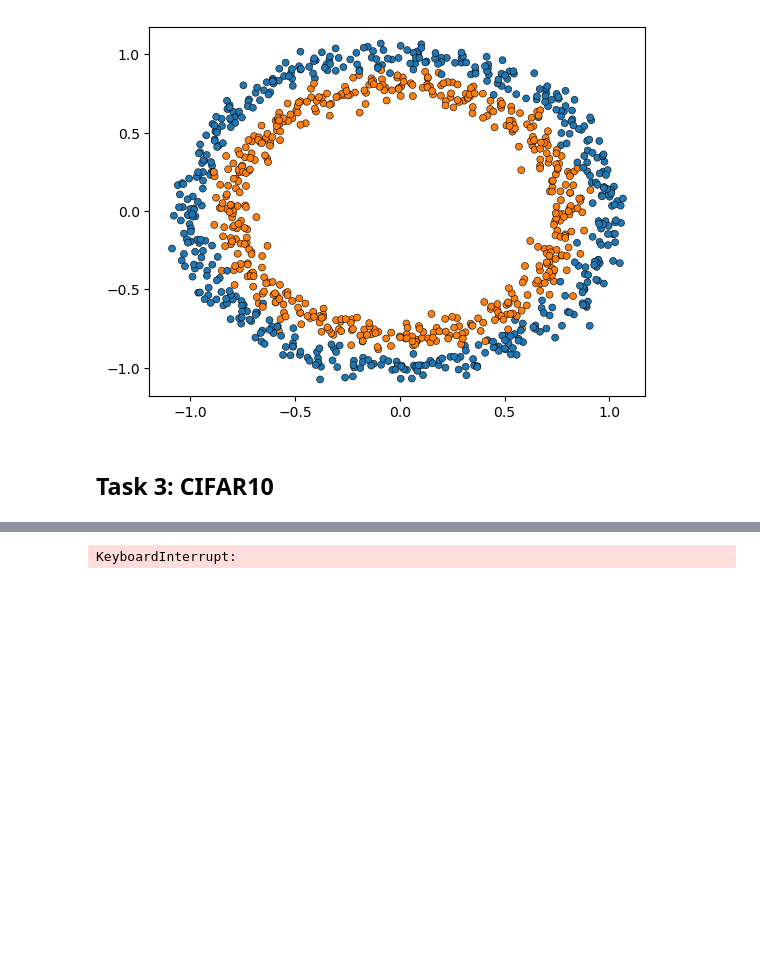
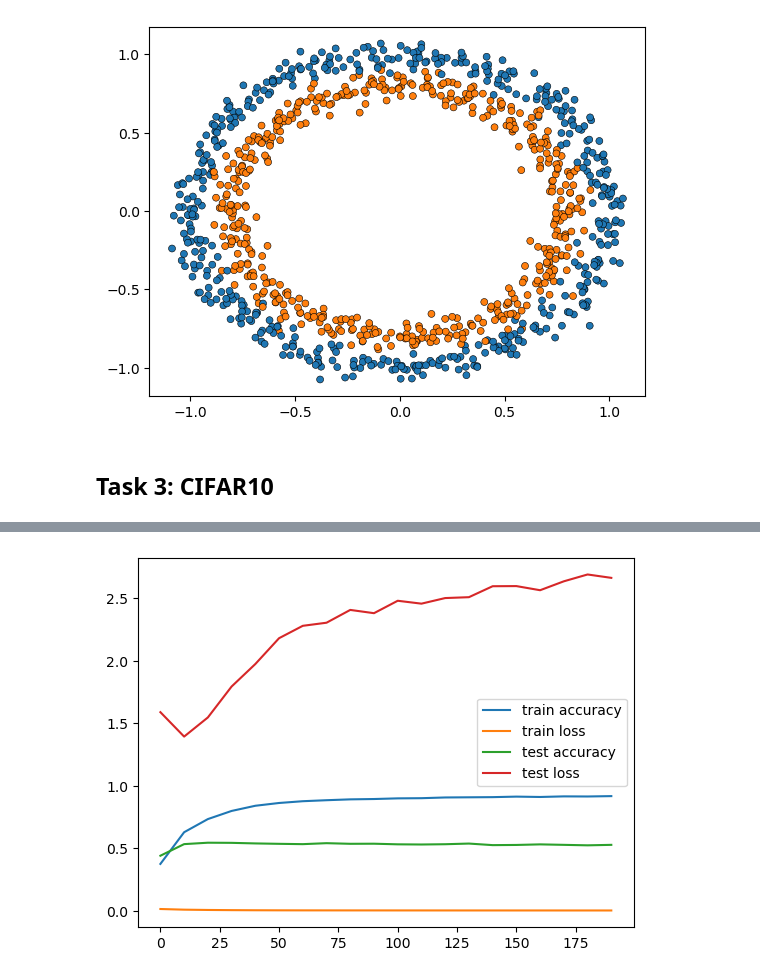
Before and after one commit to ZephyrusZhang/CS324-Deep-Learning, a Jupyter notebook: Assignment/PA-2/Part 1/train.ipynb, the cells around one changed output, grey strips where cells are left out. Cells and saved outputs as stored; diff of their text form; code cells hidden in the pictures; blank space fills up the shorter version.

```diff
--- a/Assignment/PA-2/Part 1/train.ipynb
+++ b/Assignment/PA-2/Part 1/train.ipynb
@@ -131,18 +134,16 @@ class MLP(nn.Module):
         super(MLP, self).__init__()
 
         self.hidden = nn.Sequential(
-            nn.Linear(3072, 1024, bias=True),
-            nn.BatchNorm1d(1024),
-            nn.LeakyReLU(negative_slope=0.01),
+            nn.Linear(3072, 2048, bias=True),
+            nn.ReLU(),
+            nn.Linear(2048, 1024, bias=True),
+            nn.ReLU(),
             nn.Linear(1024, 256, bias=True),
-            nn.BatchNorm1d(256),
-            nn.LeakyReLU(negative_slope=0.01),
+            nn.ReLU(),
             nn.Linear(256, 128, bias=True),
-            nn.BatchNorm1d(128),
-            nn.LeakyReLU(negative_slope=0.01),
+            nn.ReLU(),
             nn.Linear(128, 64, bias=True),
-            nn.BatchNorm1d(64),
-            nn.LeakyReLU(negative_slope=0.01),
+            nn.ReLU(),
             nn.Dropout(p=dropout_rate)
         )
         self.fc = nn.Linear(64, 10, bias=True)
@@ -226,7 +227,7 @@ test_dataset = datasets.CIFAR10(root='./data', train=False, transform=transform,
 train_loader = DataLoader(train_dataset, batch_size=128, shuffle=True)
 test_loader = DataLoader(test_dataset, batch_size=128, shuffle=True)
 
-train(1000, train_loader, test_loader)
+train(200, train_loader, test_loader)
 # %% [output]
 Files already downloaded and verified
 Files already downloaded and verified
@@ -239 +249 @@ Train Accuracy: 0.733    Train Loss: 0.006      Test Accuracy: 0.533     Test Lo
-KeyboardInterrupt:
+[figure, added]
```
Also changed, not shown: parts of 7 cells of this notebook, 7 other files.
